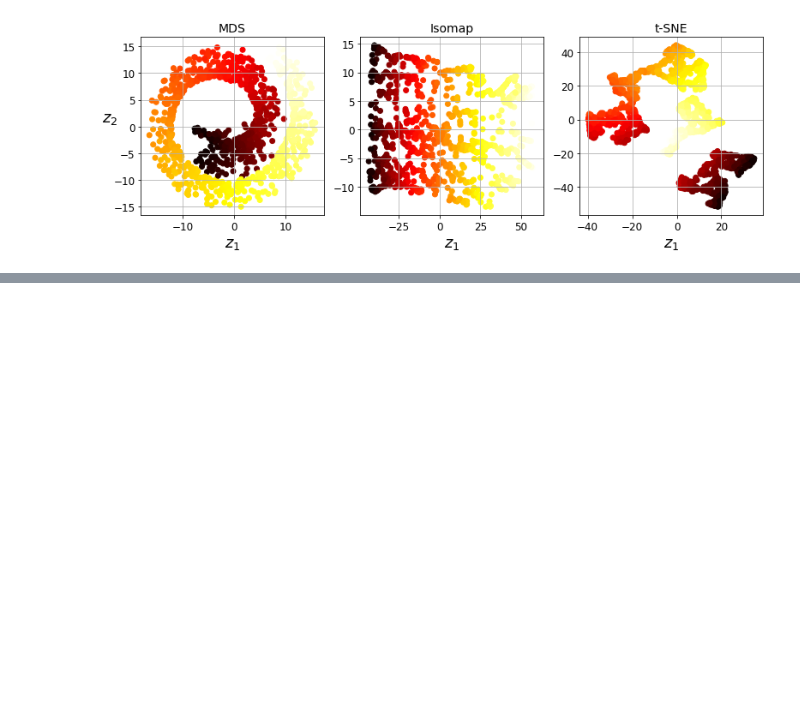
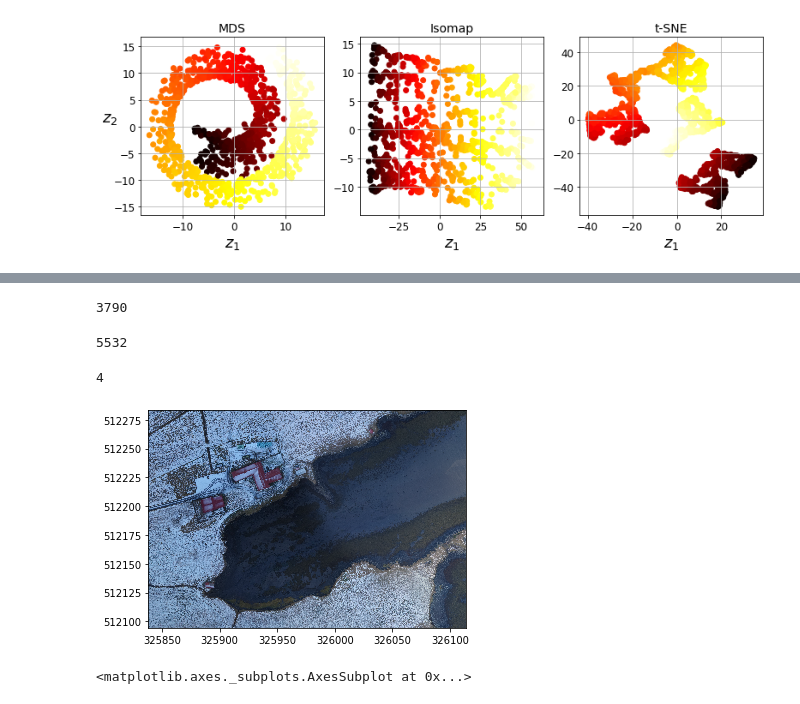
Before and after one commit to ltw94/bts-mbds-classical-data-analysis-2019, a Jupyter notebook: 08_DIM_REDUCTION/Session_8_Classical_Data_Analysis_PCA.ipynb, the cells around one changed output, grey strips where cells are left out. Cells and saved outputs as stored; diff of their text form; code cells hidden in the pictures; blank space fills up the shorter version.

```diff
--- a/08_DIM_REDUCTION/Session_8_Classical_Data_Analysis_PCA.ipynb
+++ b/08_DIM_REDUCTION/Session_8_Classical_Data_Analysis_PCA.ipynb
@@ -1075,0 +1101,22 @@ This very same dataset will be used later on for unsupervised classification.
+# %%
+import rasterio
+from rasterio.plot import show
+
+drone = rasterio.open('/content/drone_houses.tif')
+# %%
+drone.height
+# %% [output]
+3790
+# %%
+drone.width
+# %% [output]
+5532
+# %%
+drone.count
+# %% [output]
+4
+# %%
+show(drone)
+# %% [output]
+[figure, added]
+<matplotlib.axes._subplots.AxesSubplot at 0x...>
```
Also changed, not shown: parts of 7 cells of this notebook.
